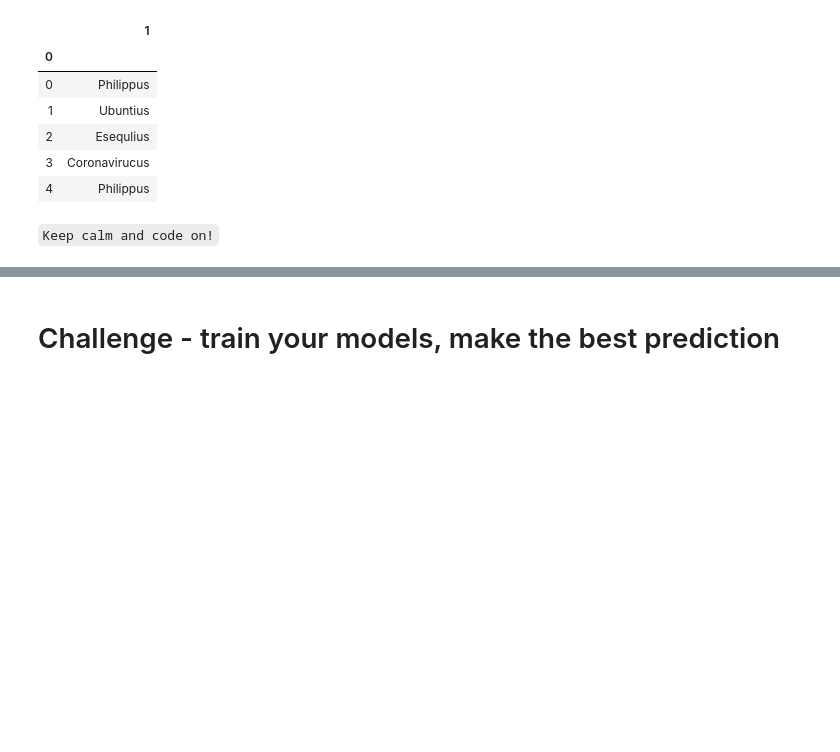
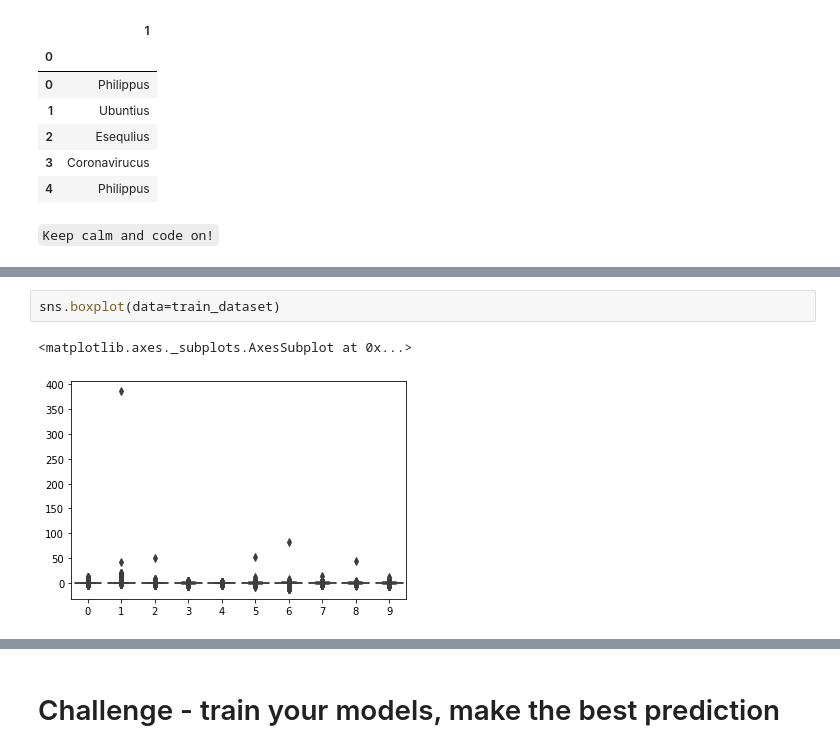
Before and after one commit to Clapiniella/lab-avila-bible, a Jupyter notebook: your-code/main.ipynb, the cells around one changed output, grey strips where cells are left out. Drawn from its saved outputs; the diff is of its cells as text; blank space fills up the shorter version.

```diff
--- a/your-code/main.ipynb
+++ b/your-code/main.ipynb
@@ -76,0 +135,5 @@ sample_submission.head()
+# %%
+sns.boxplot(data=train_dataset)
+# %% [output]
+<matplotlib.axes._subplots.AxesSubplot at 0x...>
+[figure, added]
```
Also changed, not shown: parts of 42 cells of this notebook.
